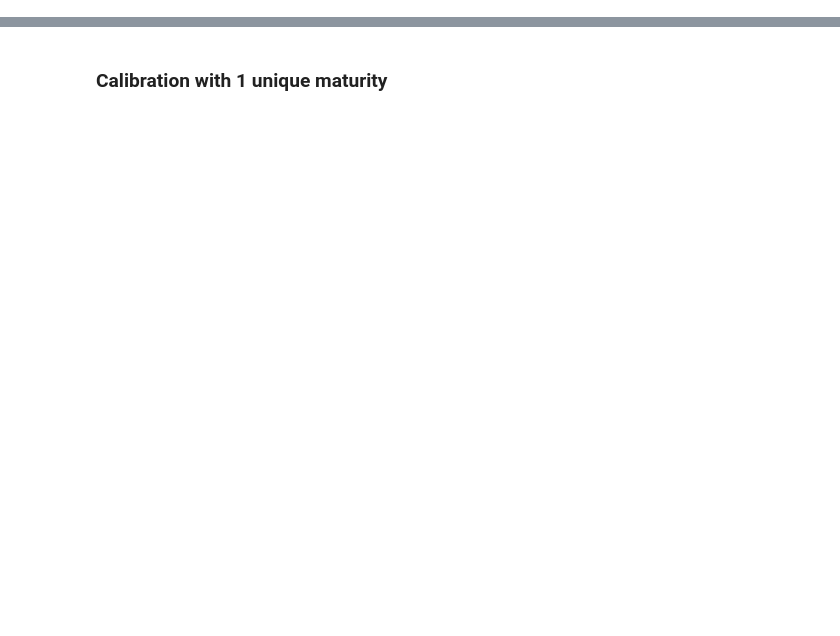
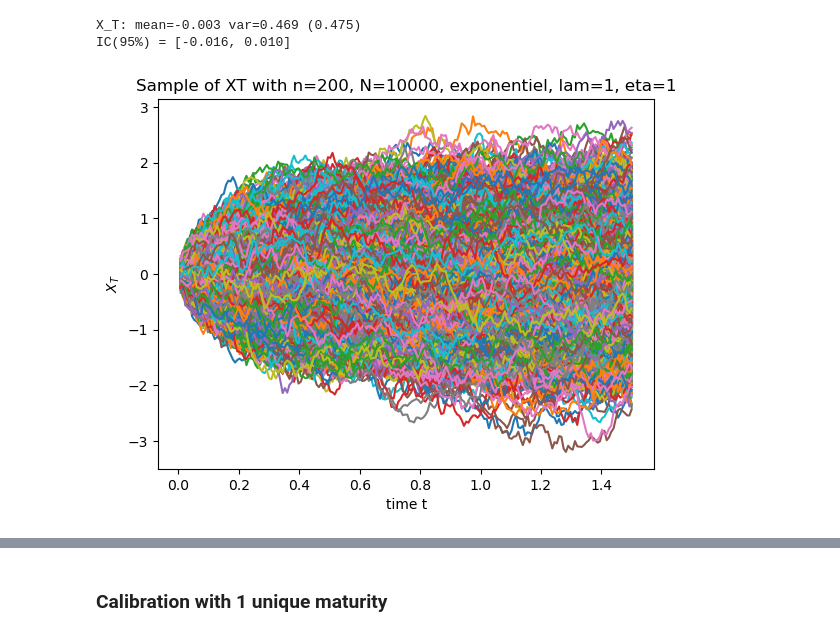
Before and after one commit to GearlessJohn/deep-pricing, a Jupyter notebook: src/simulation_Xt_V1.ipynb, the cells around one changed output, grey strips where cells are left out. Saved outputs shown, nothing was run; the diff lists cells and outputs as text; code cells hidden in the pictures; blank space fills up the shorter version.

```diff
--- a/src/simulation_Xt_V1.ipynb
+++ b/src/simulation_Xt_V1.ipynb
@@ -261,3 +262,9 @@ def plot_sample(sample, ylabel="${X_T}$", title=f"Sample of XT with n={n}", save
     plt.show()
     if save_pic:
         plt.savefig(title)
+# %%
+plot_sample(sample=sample_XT_Cholesky(lam=1, eta=1, pre=True)[0], title=f"Sample of XT with n={n}, N={repeat}, exponentiel, lam=1, eta=1")
+# %% [output]
+X_T: mean=-0.003 var=0.469 (0.475)
+IC(95%) = [-0.016, 0.010]
+[figure, added]
```
Also changed, not shown: parts of 35 cells of this notebook.
